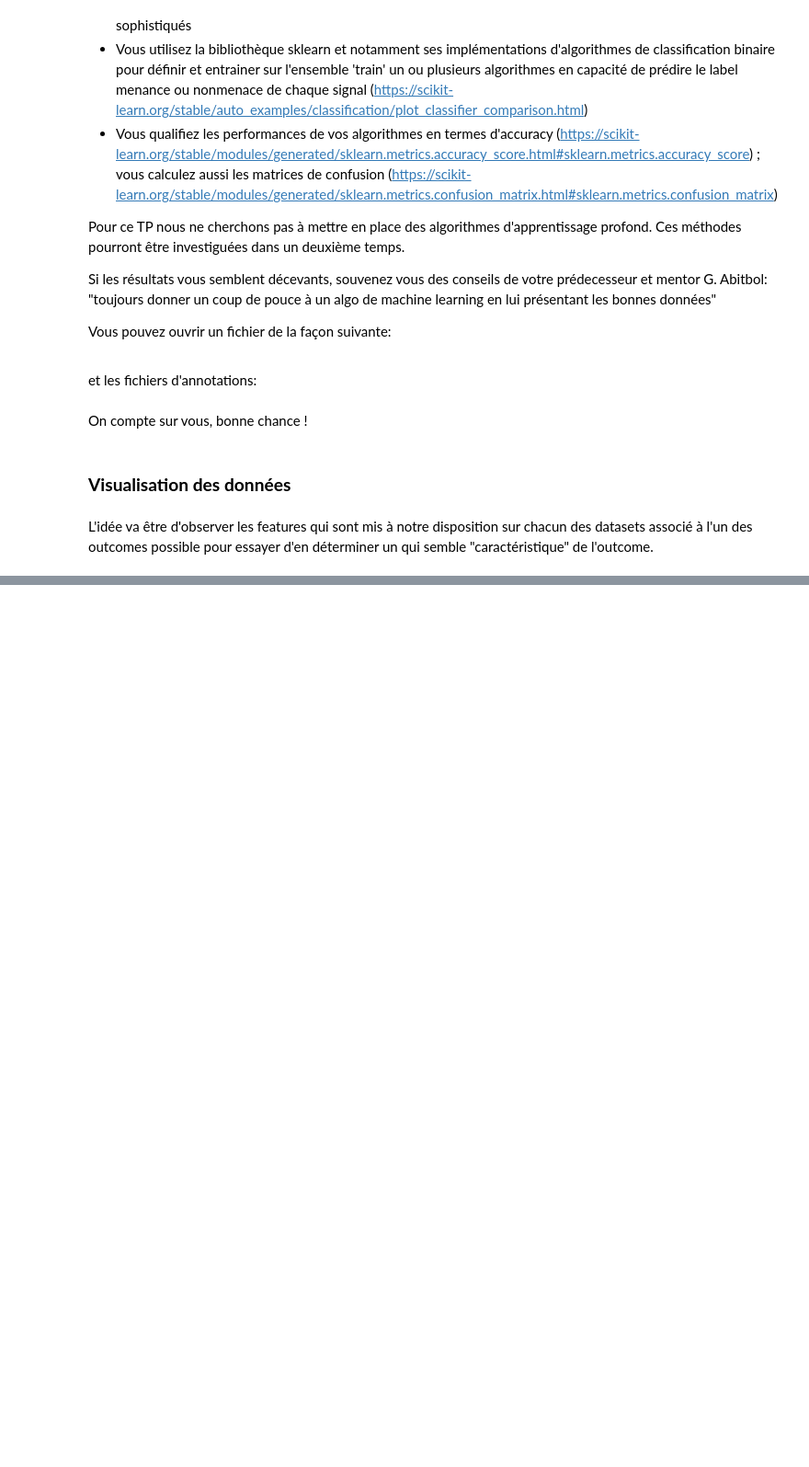
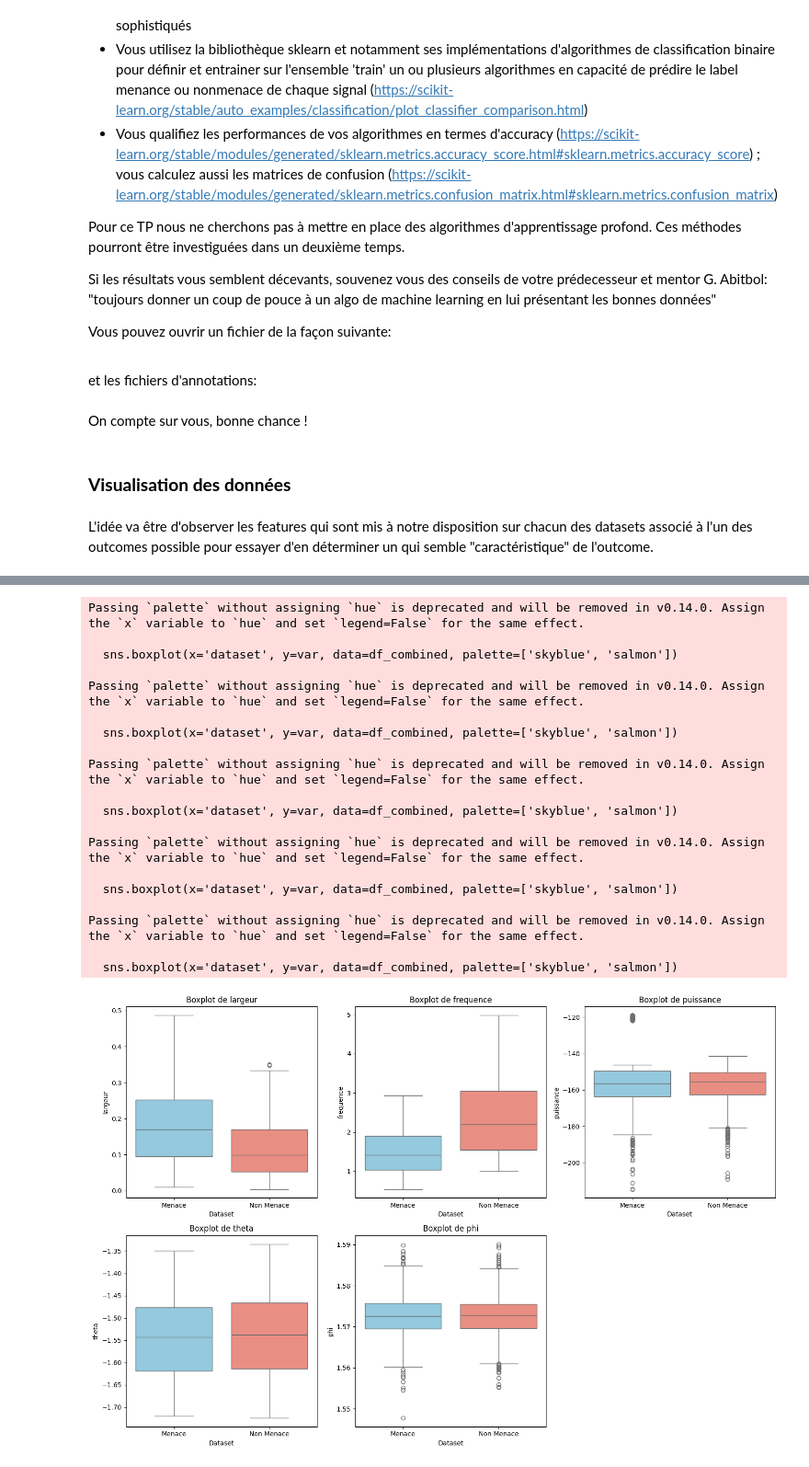
Before and after one commit to NailKhelifa/MVA_deep_and_signal, a Jupyter notebook: TP2/dls_tp2.ipynb, the cells around one changed output, grey strips where cells are left out. Shown at 92% size. Drawn from its saved outputs; the diff is of its cells as text; code cells hidden in the pictures; blank space fills up the shorter version.

```diff
--- a/TP2/dls_tp2.ipynb
+++ b/TP2/dls_tp2.ipynb
@@ -176,0 +158,54 @@ plt.show()
+# %%
+menace_avg_values = {}
+nonmenace_avg_values = {}
+features = ['largeur', 'frequence', 'puissance', 'theta', 'phi']
+
+for feature in features:
+    menace_avg_values[feature] = df_menace[feature].apply(np.mean)
+    nonmenace_avg_values[feature] = df_nonmenance[feature].apply(np.mean)
+
+menace_avg_values = pd.DataFrame(menace_avg_values)
+nonmenace_avg_values = pd.DataFrame(nonmenace_avg_values)
+# %%
+# Ajouter une colonne pour identifier le dataset
+menace_avg_values['dataset'] = 'Menace'
+nonmenace_avg_values['dataset'] = 'Non Menace'
+
+# Combiner les deux datasets
+df_combined = pd.concat([menace_avg_values, nonmenace_avg_values], ignore_index=True)
+
+# Variables à tracer
+variables = ['largeur', 'frequence', 'puissance', 'theta', 'phi']
+
+# Tracer les boxplots
+plt.figure(figsize=(15, 10))
+for i, var in enumerate(variables):
+    plt.subplot(2, 3, i+1)  # Deux lignes, trois colonnes
+    sns.boxplot(x='dataset', y=var, data=df_combined, palette=['skyblue', 'salmon'])
+    plt.title(f'Boxplot de {var}')
+    plt.ylabel(var)
+    plt.xlabel('Dataset')
+
+plt.tight_layout()
+plt.show()
+# %% [output]
+Passing `palette` without assigning `hue` is deprecated and will be removed in v0.14.0. Assign the `x` variable to `hue` and set `legend=False` for the same effect.
+
+  sns.boxplot(x='dataset', y=var, data=df_combined, palette=['skyblue', 'salmon'])
+
+Passing `palette` without assigning `hue` is deprecated and will be removed in v0.14.0. Assign the `x` variable to `hue` and set `legend=False` for the same effect.
+
+  sns.boxplot(x='dataset', y=var, data=df_combined, palette=['skyblue', 'salmon'])
+
+Passing `palette` without assigning `hue` is deprecated and will be removed in v0.14.0. Assign the `x` variable to `hue` and set `legend=False` for the same effect.
+
+  sns.boxplot(x='dataset', y=var, data=df_combined, palette=['skyblue', 'salmon'])
+
+Passing `palette` without assigning `hue` is deprecated and will be removed in v0.14.0. Assign the `x` variable to `hue` and set `legend=False` for the same effect.
+
+  sns.boxplot(x='dataset', y=var, data=df_combined, palette=['skyblue', 'salmon'])
+
+Passing `palette` without assigning `hue` is deprecated and will be removed in v0.14.0. Assign the `x` variable to `hue` and set `legend=False` for the same effect.
+
+  sns.boxplot(x='dataset', y=var, data=df_combined, palette=['skyblue', 'salmon'])
+[figure, added]
```
Also changed, not shown: parts of 23 cells of this notebook.
